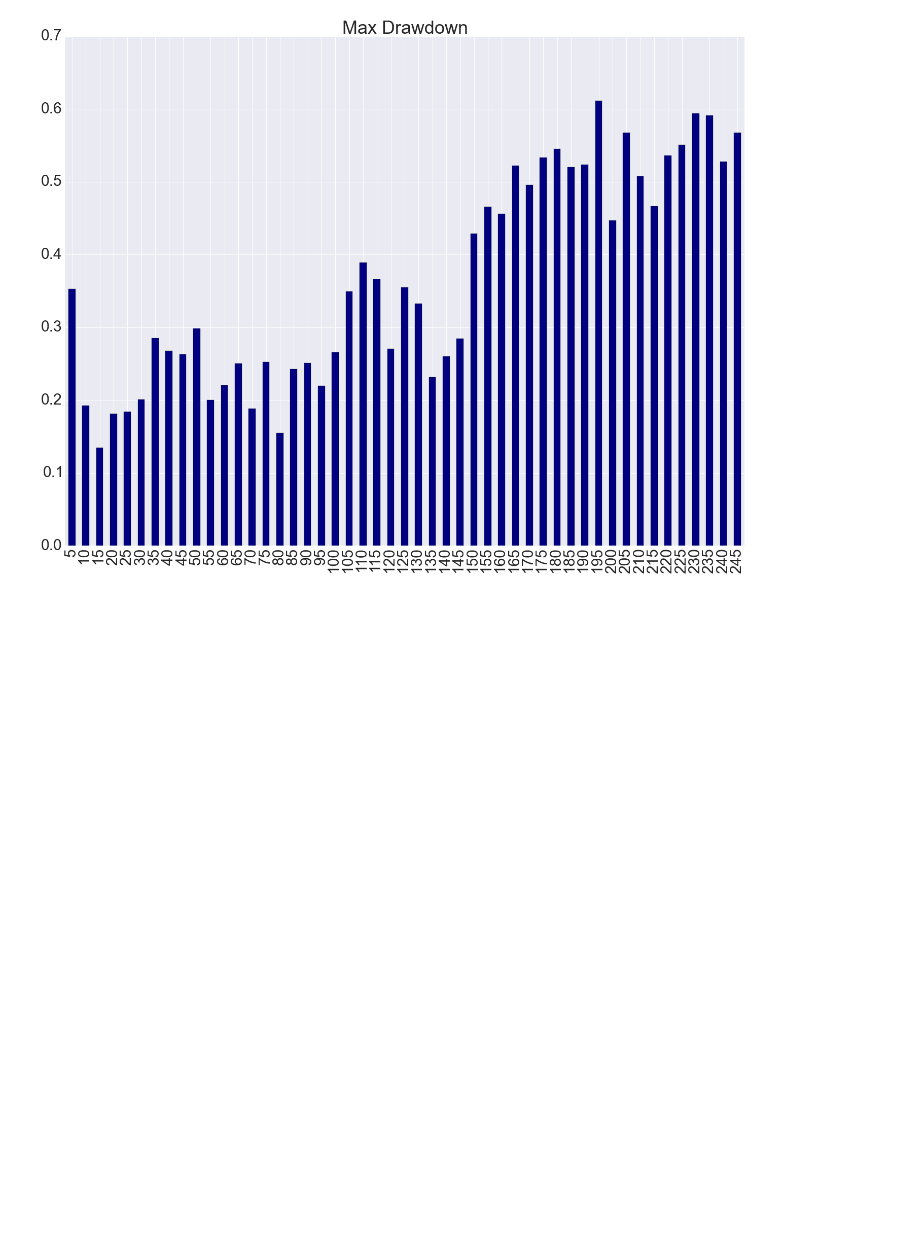
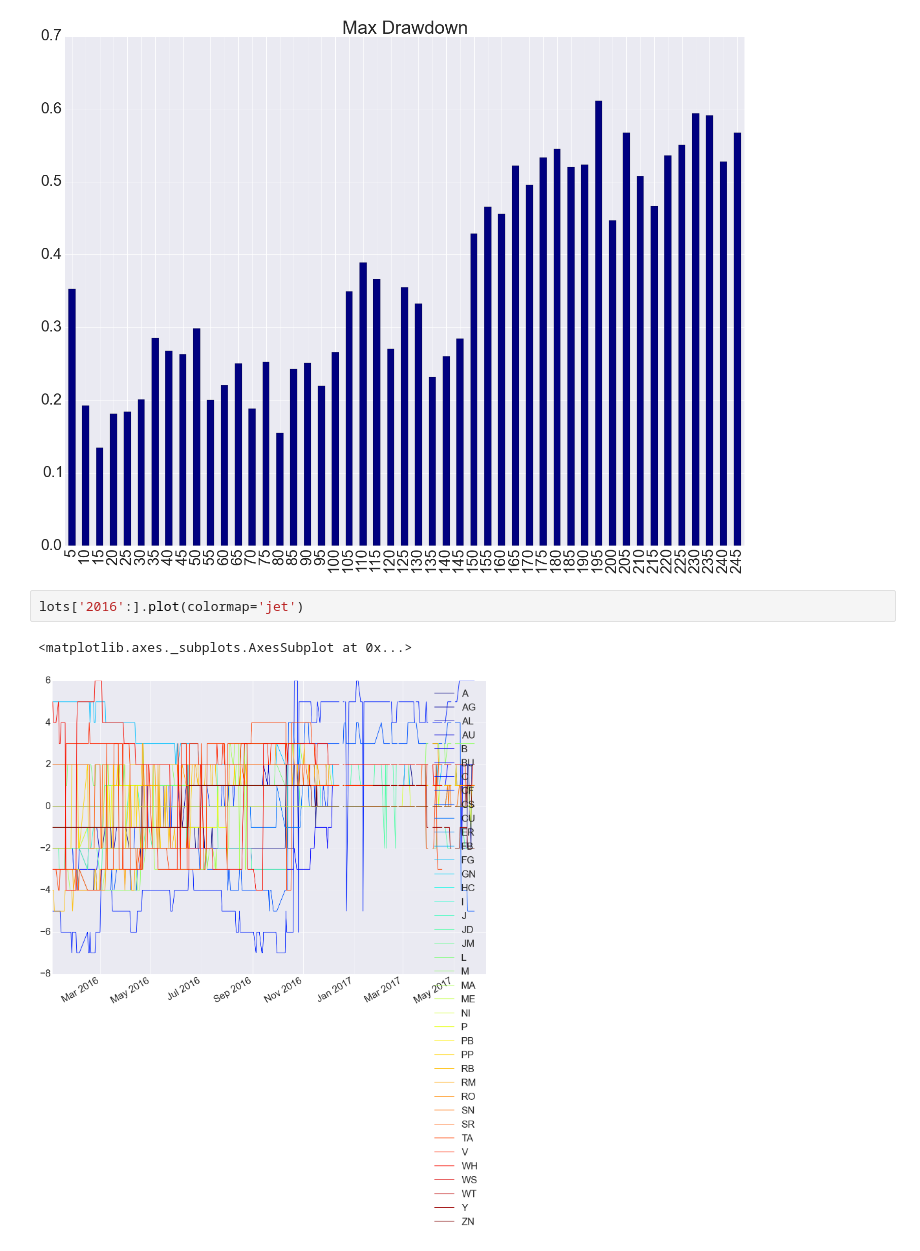
Before and after one commit to mrefermat/Project_C, a Jupyter notebook: Portfolio Report TSMOM - Position Space.ipynb, the cells around one changed output. Drawn from its saved outputs; the diff is of its cells as text; blank space fills up the shorter version.

```diff
--- a/Portfolio Report TSMOM - Position Space.ipynb
+++ b/Portfolio Report TSMOM - Position Space.ipynb
@@ -98,3 +98,8 @@ temp2.plot(kind='bar',colormap='jet',title='Max Drawdown')
   if __name__ == '__main__':
 <matplotlib.axes._subplots.AxesSubplot at 0x...>
 [figure]
+# %%
+lots['2016':].plot(colormap='jet')
+# %% [output]
+<matplotlib.axes._subplots.AxesSubplot at 0x...>
+[figure, added]
```
Also changed, not shown: 3 other files.
